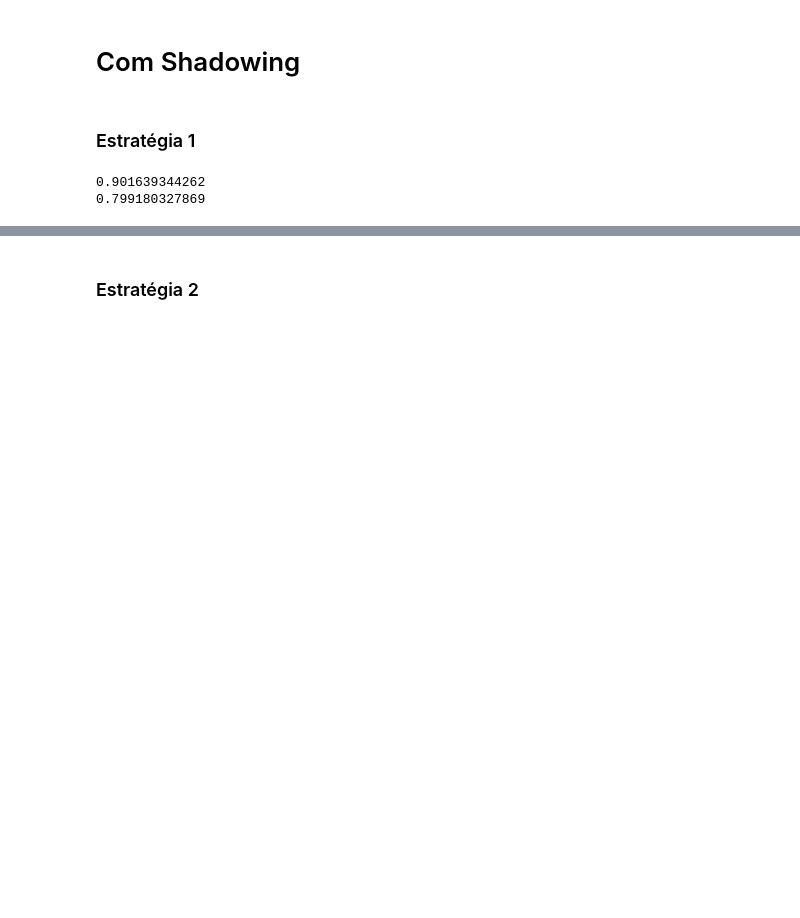
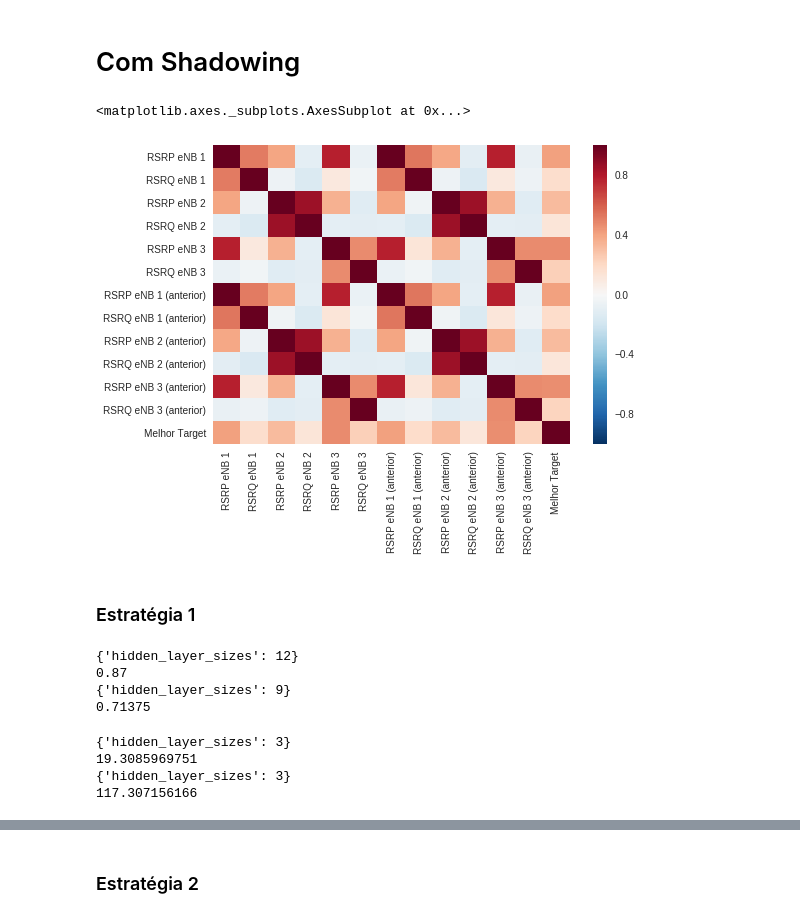
Before and after one commit to ycaroravel/CoverageHolesScenario_ns-3, a Jupyter notebook: neural_nets.ipynb, the cells around one changed output, grey strips where cells are left out. Cells and saved outputs as stored; diff of their text form; code cells hidden in the pictures; blank space fills up the shorter version.

```diff
--- a/neural_nets.ipynb
+++ b/neural_nets.ipynb
@@ -418 +440,4 @@ data = data[data.nRun<=800]
+# %%
+teste = data.loc[800:999]
+data = data.loc[0:799]
 # %%
@@ -420,0 +446,8 @@ a2a4rsrq_teste = a2a4rsrq[(a2a4rsrq.nRun>800) & (a3rsrp.nRun<=1000)]
+# %%
+import seaborn as sns
+features = data[['rsrp1','rsrq1','rsrp2','rsrq2','rsrp3','rsrq3','previousrsrp1','previousrsrq1','previousrsrp2','previousrsrq2','previousrsrp3','previousrsrq3', 'best_output']]
+features = features.rename(columns={'rsrp1': 'RSRP eNB 1', 'rsrq1': 'RSRQ eNB 1', 'rsrp2': 'RSRP eNB 2', 'rsrq2': 'RSRQ eNB 2', 'rsrp3': 'RSRP eNB 3', 'rsrq3': 'RSRQ eNB 3', 'previousrsrp1': 'RSRP eNB 1 (anterior)', 'previousrsrq1': 'RSRQ eNB 1 (anterior)', 'previousrsrp2': 'RSRP eNB 2 (anterior)', 'previousrsrq2': 'RSRQ eNB 2 (anterior)', 'previousrsrp3': 'RSRP eNB 3 (anterior)', 'previousrsrq3': 'RSRQ eNB 3 (anterior)', 'best_output': 'Melhor Target'})
+sns.heatmap(features.corr())
+# %% [output]
+<matplotlib.axes._subplots.AxesSubplot at 0x...>
+[figure, added]
@@ -426,27 +461,44 @@ nn1_a_input = data[['rsrp1','rsrq1','rsrp2','rsrq2','rsrp3','rsrq3','previousrsr
 
 # NN A para T2
 nn1_a0_output = (data.downloadTimeT2<100).astype(int)
-nn1_a0 = MLPClassifier(solver='lbfgs', alpha=1e-4, hidden_layer_sizes=(), random_state=1, validation_fraction=0.25)
+nn1_a0 = GridSearchCV(estimator=MLPClassifier(solver='lbfgs', random_state=1, validation_fraction=0.25), param_grid=param_test, cv=5, scoring='roc_auc')
 nn1_a0.fit(nn1_a_input.as_matrix(), nn1_a0_output);
+
+print (nn1_a0.best_params_)
+print ((nn1_a0.predict(nn1_a_input)==(data.downloadTimeT2<100).astype(int)).sum()/data.shape[0])
 
 # NN A para T3
 nn1_a1_output = (data.downloadTimeT3<100).astype(int)
-nn1_a1 = MLPClassifier(solver='lbfgs', alpha=1e-4, hidden_layer_sizes=(), random_state=1, validation_fraction=0.25)
+nn1_a1 = GridSearchCV(estimator=MLPClassifier(solver='lbfgs', random_state=1, validation_fraction=0.25), param_grid=param_test, cv=5, scoring='roc_auc')
 nn1_a1.fit(nn1_a_input.as_matrix(), nn1_a1_output);
+
+print (nn1_a1.best_params_)
+print ((nn1_a1.predict(nn1_a_input)==(data.downloadTimeT3<100).astype(int)).sum()/data.shape[0])
+# %% [output]
+{'hidden_layer_sizes': 12}
+0.87
+{'hidden_layer_sizes': 9}
+0.71375
-# %%
-print ((nn1_a0.predict(nn1_a_input)==(data.downloadTimeT2!=100).astype(int)).sum()/data.shape[0])
-print ((nn1_a1.predict(nn1_a_input)==(data.downloadTimeT3!=100).astype(int)).sum()/data.shape[0])
-# %% [output]
-0.901639344262
-0.799180327869
 # %%
 # B: Tempo de Download (para amostras em que ambos os targets completam o download)
-nn1_b_input = data[(data.downloadTimeT2!=100)&(data.downloadTimeT3!=100)][['rsrp1','rsrq1','rsrp2','rsrq2','rsrp3','rsrq3','previousrsrp1','previousrsrq1','previousrsrp2','previousrsrq2','previousrsrp3','previousrsrq3']]
+nn1_b_input = data[(data.downloadTimeT2<100)&(data.downloadTimeT3<100)][['rsrp1','rsrq1','rsrp2','rsrq2','rsrp3','rsrq3','previousrsrp1','previousrsrq1','previousrsrp2','previousrsrq2','previousrsrp3','previousrsrq3']]
 # NN B para T2
-nn1_b0_output = data[(data.downloadTimeT2!=100)&(data.downloadTimeT3!=100)].downloadTimeT2
-nn1_b0 = MLPRegressor(solver='lbfgs', alpha=1e-5, hidden_layer_sizes=(), random_state=1, validation_fraction=0.1)
+nn1_b0_output = data[(data.downloadTimeT2<100)&(data.downloadTimeT3<100)].downloadTimeT2
+nn1_b0 = GridSearchCV(estimator=MLPRegressor(solver='lbfgs', random_state=1, validation_fraction=0.25), param_grid=param_test, cv=5)
 nn1_b0.fit(nn1_b_input.as_matrix(), nn1_b0_output);
+
+print (nn1_b0.best_params_)
+print (mean_squared_error(nn1_b0.predict(nn1_b_input),data[(data.downloadTimeT2<100)&(data.downloadTimeT3<100)].downloadTimeT2))
+
 # NN B para T3
-nn1_b1_output = data[(data.downloadTimeT2!=100)&(data.downloadTimeT3!=100)].downloadTimeT3
-nn1_b1 = MLPRegressor(solver='lbfgs', alpha=1e-5, hidden_layer_sizes=(), random_state=1, validation_fraction=0.1)
+nn1_b1_output = data[(data.downloadTimeT2<100)&(data.downloadTimeT3<100)].downloadTimeT3
+nn1_b1 = GridSearchCV(estimator=MLPRegressor(solver='lbfgs', random_state=1, validation_fraction=0.25), param_grid=param_test, cv=5)
 nn1_b1.fit(nn1_b_input.as_matrix(), nn1_b1_output);
+
+print (nn1_b1.best_params_)
+print (mean_squared_error(nn1_b1.predict(nn1_b_input),data[(data.downloadTimeT2<100)&(data.downloadTimeT3<100)].downloadTimeT3))
+# %% [output]
+{'hidden_layer_sizes': 3}
+19.3085969751
+{'hidden_layer_sizes': 3}
+117.307156166
```
Also changed, not shown: parts of 49 cells of this notebook, 20 other files.
